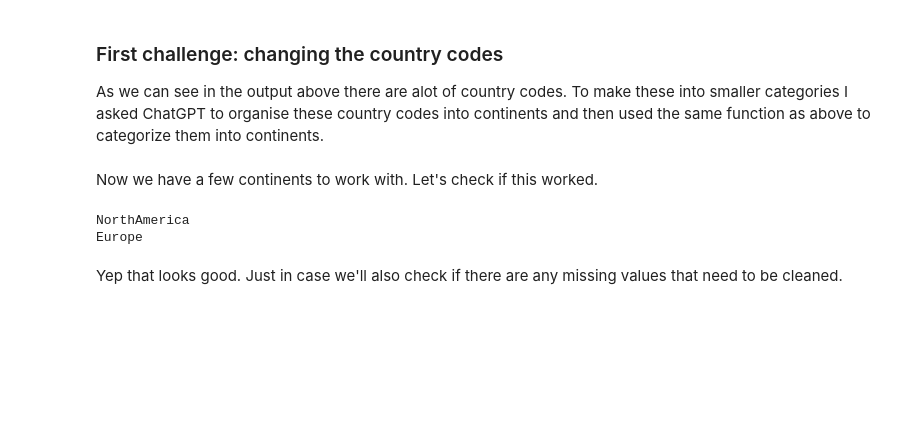
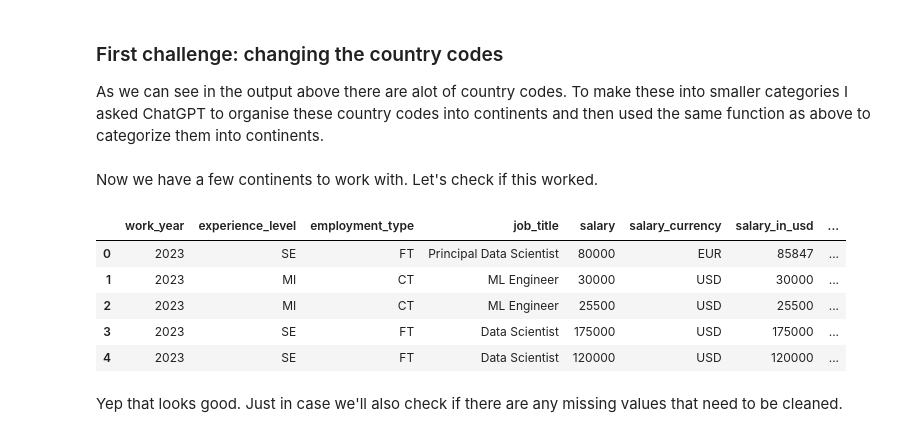
Before and after one commit to alexxtodea/DataAnalytics, a Jupyter notebook: DataSienceSalaries/DSSalaries.ipynb, the cells around one changed output. Saved outputs shown, nothing was run; the diff lists cells and outputs as text; code cells hidden in the pictures; blank space fills up the shorter version.

```diff
--- a/DataSienceSalaries/DSSalaries.ipynb
+++ b/DataSienceSalaries/DSSalaries.ipynb
@@ -97,11 +176,14 @@ def get_continents(company_location):
 # %% [markdown]
 Now we have a few continents to work with. Let's check if this worked.
-# %%
-print(get_continents('US'))
-print(get_continents('GB'))
-# %% [output]
-NorthAmerica
-Europe
+# %%
+salariesDC.head()
+# %% [output]
+|  | work_year | experience_level | employment_type | job_title | salary | salary_currency | salary_in_usd | ... |
+| 0 | 2023 | SE | FT | Principal Data Scientist | 80000 | EUR | 85847 | ... |
+| 1 | 2023 | MI | CT | ML Engineer | 30000 | USD | 30000 | ... |
+| 2 | 2023 | MI | CT | ML Engineer | 25500 | USD | 25500 | ... |
+| 3 | 2023 | SE | FT | Data Scientist | 175000 | USD | 175000 | ... |
+| 4 | 2023 | SE | FT | Data Scientist | 120000 | USD | 120000 | ... |
 # %% [markdown]
 Yep that looks good. Just in case we'll also check if there are any missing values that need to be cleaned.
 # %%
```
Also changed, not shown: parts of 17 cells of this notebook, 1 other file.
